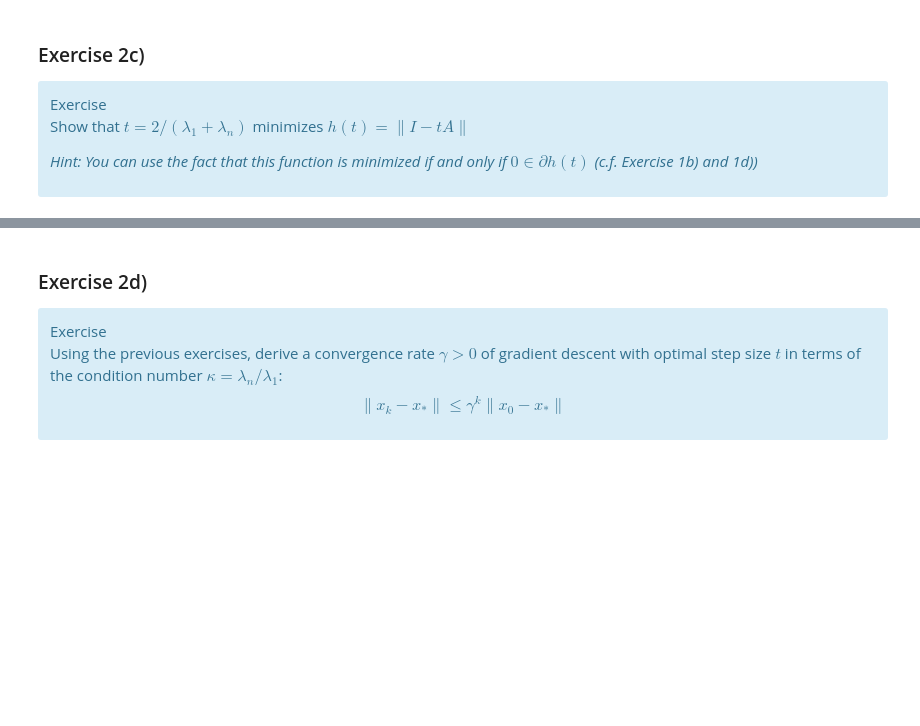
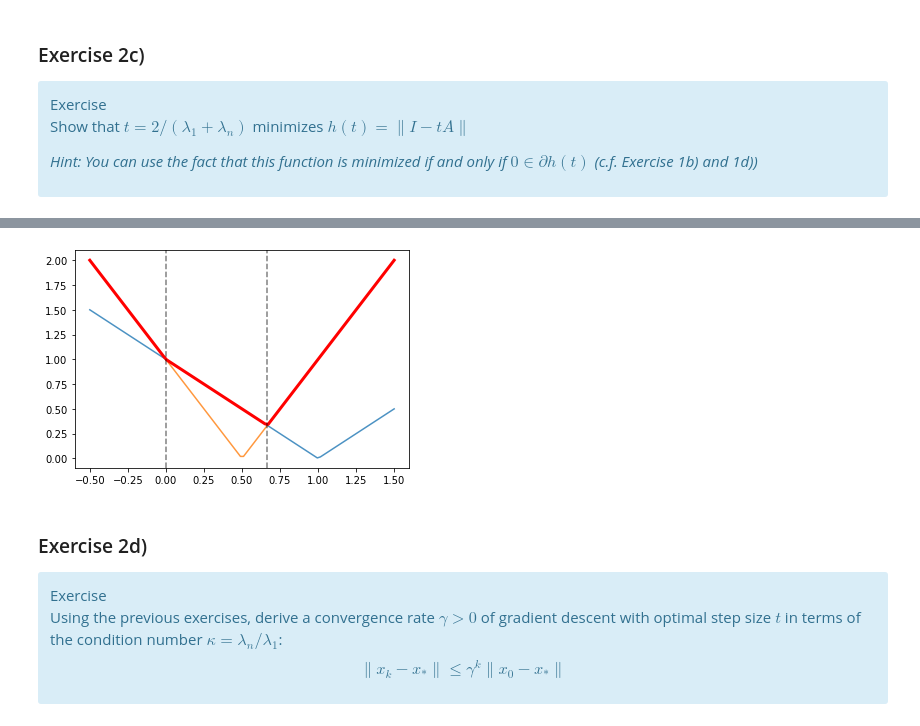
Before and after one commit to anhnguyendepocen/optimization-II-2021, a Jupyter notebook: notebooks/week12.ipynb, the cells around one changed output, grey strips where cells are left out. Cells and saved outputs as stored; diff of their text form; code cells hidden in the pictures; blank space fills up the shorter version.

```diff
--- a/notebooks/week12.ipynb
+++ b/notebooks/week12.ipynb
@@ -126,3 +228,20 @@ _Hint: You can use the fact that this function is minimized if and only if_ $0\i
+# %%
+import matplotlib.pyplot as plt
+import numpy as np
+
+lambda_1 = 1
+lambda_n = 2
+t_opt = 2 / (lambda_1 + lambda_n)
+
+t = np.linspace(-0.5, 1.5, 100)
+y = np.max([np.abs(1 - t * lambda_1), np.abs(1 - t * lambda_n)], axis=0)
+plt.plot(t, np.abs(1 - t * lambda_1), alpha=0.8)
+plt.plot(t, np.abs(1 - t * lambda_n), alpha=0.8)
+plt.plot(t, y, lw=3, c="r")
+plt.axvline(0, c="k", ls="--", alpha=0.5)
+plt.axvline(t_opt, c="k", ls="--", alpha=0.5);
+# %% [output]
+[figure, added]
 # %% [markdown]
 ### Exercise 2d)
 <div class="alert alert-info">
```
Also changed, not shown: parts of 10 cells of this notebook.
